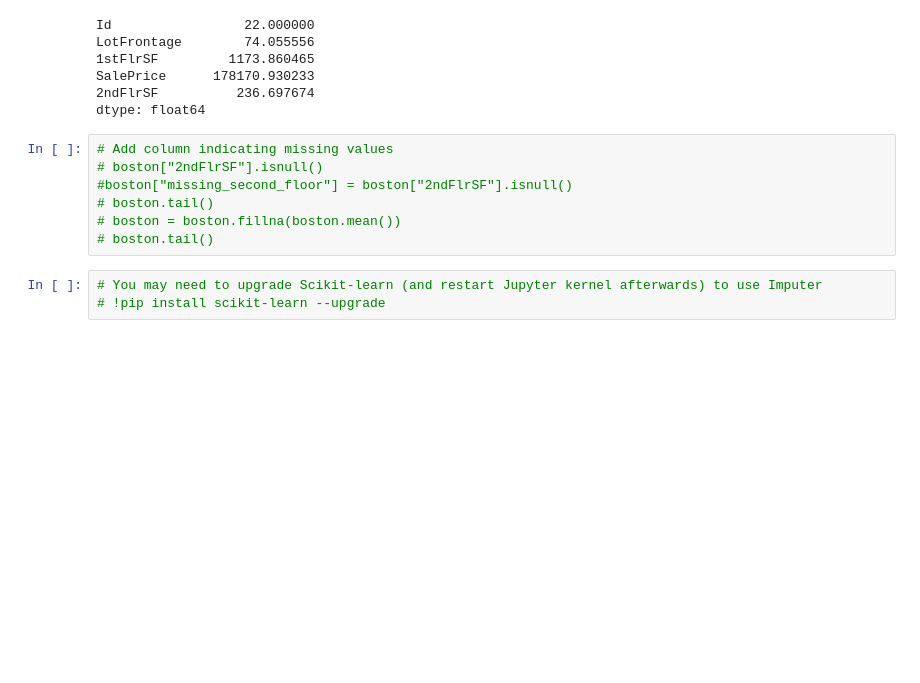
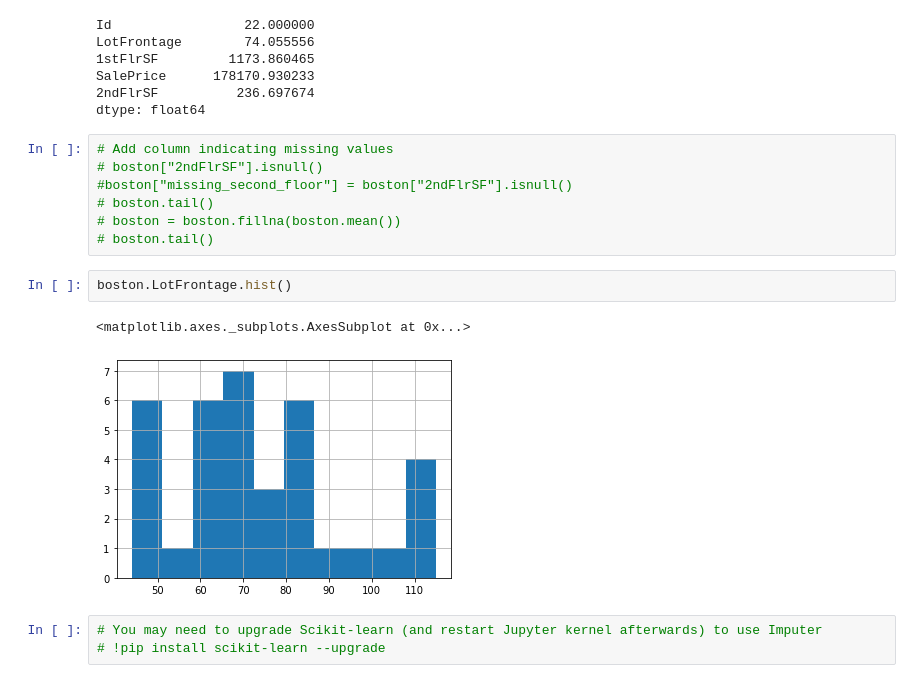
Before and after one commit to madymehlf/fall2019, a Jupyter notebook: week3/Week3.ipynb, the cells around one changed output. Saved outputs shown, nothing was run; the diff lists cells and outputs as text; blank space fills up the shorter version.

```diff
--- a/week3/Week3.ipynb
+++ b/week3/Week3.ipynb
@@ -316,6 +316,11 @@ dtype: float64
 # boston.tail()
 # boston = boston.fillna(boston.mean())
 # boston.tail()
+# %%
+boston.LotFrontage.hist()
+# %% [output]
+<matplotlib.axes._subplots.AxesSubplot at 0x...>
+[figure, added]
 # %%
 # You may need to upgrade Scikit-learn (and restart Jupyter kernel afterwards) to use Imputer
 # !pip install scikit-learn --upgrade
```
